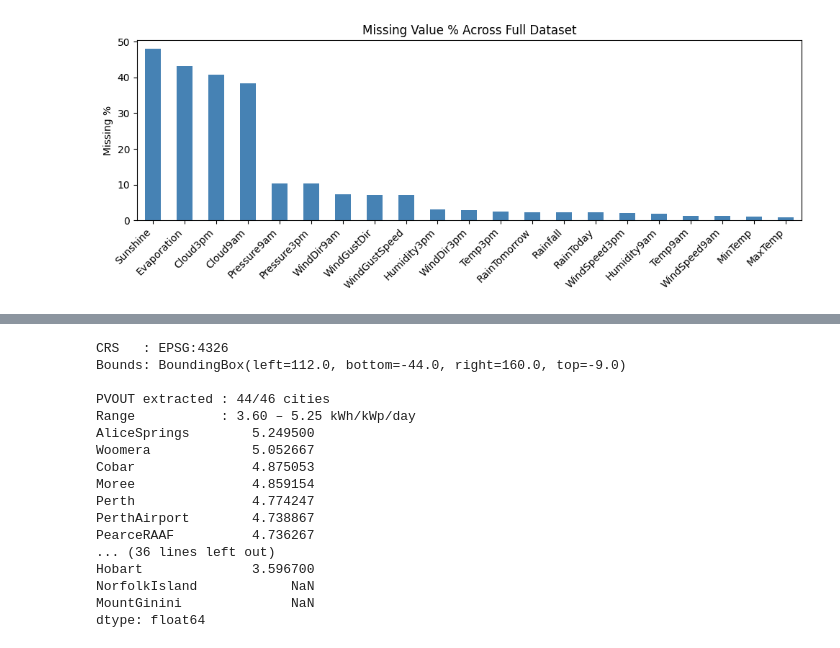
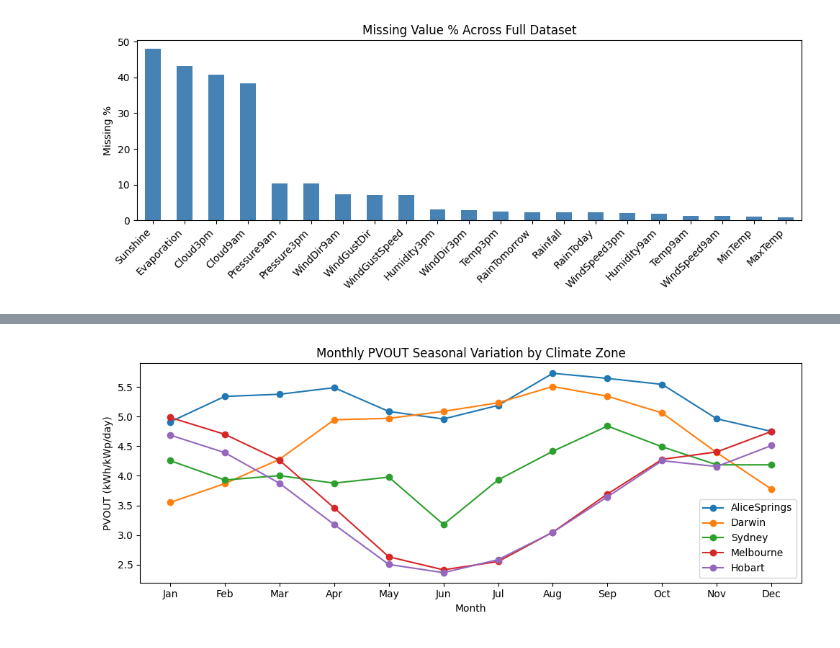
Before and after one commit to BrenJay23/ai_labs_assessment, a Jupyter notebook: notebooks/01_solar_exploration.ipynb, the cells around one changed output, grey strips where cells are left out. Saved outputs shown, nothing was run; the diff lists cells and outputs as text; code cells hidden in the pictures.

```diff
--- a/notebooks/01_solar_exploration.ipynb
+++ b/notebooks/01_solar_exploration.ipynb
@@ -282,70 +220,22 @@ plt.show()
 # %%
-import rasterio
-from rasterio.mask import mask
-from shapely.geometry import box
+# Seasonal variation — sample cities across climate zones
+sample_cities = ["AliceSprings", "Darwin", "Sydney", "Melbourne", "Hobart"]
+month_labels = [pd.Timestamp(2010, m, 1).strftime("%b") for m in range(1, 13)]
 
-PVOUT_TIF = SOLAR_DIR / "PVOUT.tif"
-
-
-def extract_pvout_bbox(location_raw: dict, src) -> tuple[float | None, dict]:
-    """
-    Extract average PVOUT within the city's Nominatim bounding box.
-    Nominatim returns a boundingbox field [south, north, west, east] for each
-    geocoded location, representing the geographic extent of the place.
-    Returns (pvout, bbox_geom) for downstream use.
-    """
-    south, north, west, east = [float(x) for x in location_raw["boundingbox"]]
-    bbox_geom = box(west, south, east, north)
-
-    try:
-        out_image, _ = mask(src, [bbox_geom], crop=True, nodata=src.nodata)
-        values = out_image[0].astype(float)
-        values[values == src.nodata] = np.nan
-        valid = values[~np.isnan(values)]
-        pvout = float(valid.mean()) if len(valid) > 0 else None
-    except Exception:
-        pvout = None
-
-    return pvout, bbox_geom
-
-
-with rasterio.open(PVOUT_TIF) as src:
-    print(f"CRS   : {src.crs}")
-    print(f"Bounds: {src.bounds}")
-
-    # Read raster for visualisation
-    data = src.read(1)
-    data = np.where(data == src.nodata, np.nan, data)
-
-    # Extract PVOUT and bbox geometries in a single pass
-    results = {
-        city: extract_pvout_bbox(loc.raw, src) for city, loc in city_locations.items()
-    }
-    city_pvout = {city: pvout for city, (pvout, _) in results.items()}
-    city_bboxes = {city: geom for city, (_, geom) in results.items()}
-
-pvout_df = pd.Series(city_pvout).sort_values(ascending=False)
-print(f"\nPVOUT extracted : {pvout_df.notna().sum()}/{len(pvout_df)} cities")
-print(f"Range           : {pvout_df.min():.2f} – {pvout_df.max():.2f} kWh/kWp/day")
-print(pvout_df)
+plt.figure(figsize=(10, 4))
+for city in sample_cities:
+    if city in city_pvout_monthly:
+        vals = [city_pvout_monthly[city].get(m) for m in range(1, 13)]
+        plt.plot(range(1, 13), vals, marker="o", label=city)
+plt.title("Monthly PVOUT Seasonal Variation by Climate Zone")
+plt.xlabel("Month")
+plt.ylabel("PVOUT (kWh/kWp/day)")
+plt.xticks(range(1, 13), month_labels)
+plt.legend()
+plt.tight_layout()
+plt.show()
 # %% [output]
-CRS   : EPSG:4326
-Bounds: BoundingBox(left=112.0, bottom=-44.0, right=160.0, top=-9.0)
-
-PVOUT extracted : 44/46 cities
-Range           : 3.60 – 5.25 kWh/kWp/day
-AliceSprings        5.249500
-Woomera             5.052667
-Cobar               4.875053
-Moree               4.859154
-Perth               4.774247
-PerthAirport        4.738867
-PearceRAAF          4.736267
-... (36 lines left out)
-Hobart              3.596700
-NorfolkIsland            NaN
-MountGinini              NaN
-dtype: float64
+[figure, added]
 # %%
 import geopandas as gpd
 
```
Also changed, not shown: parts of 29 cells of this notebook, 2 other files.
